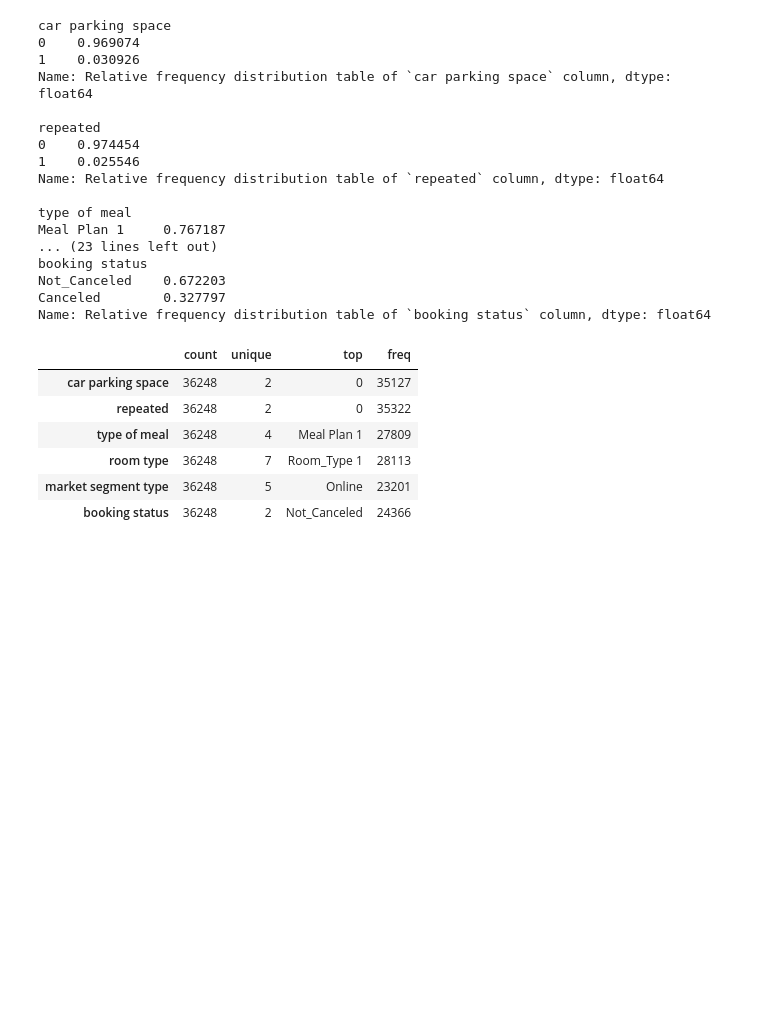
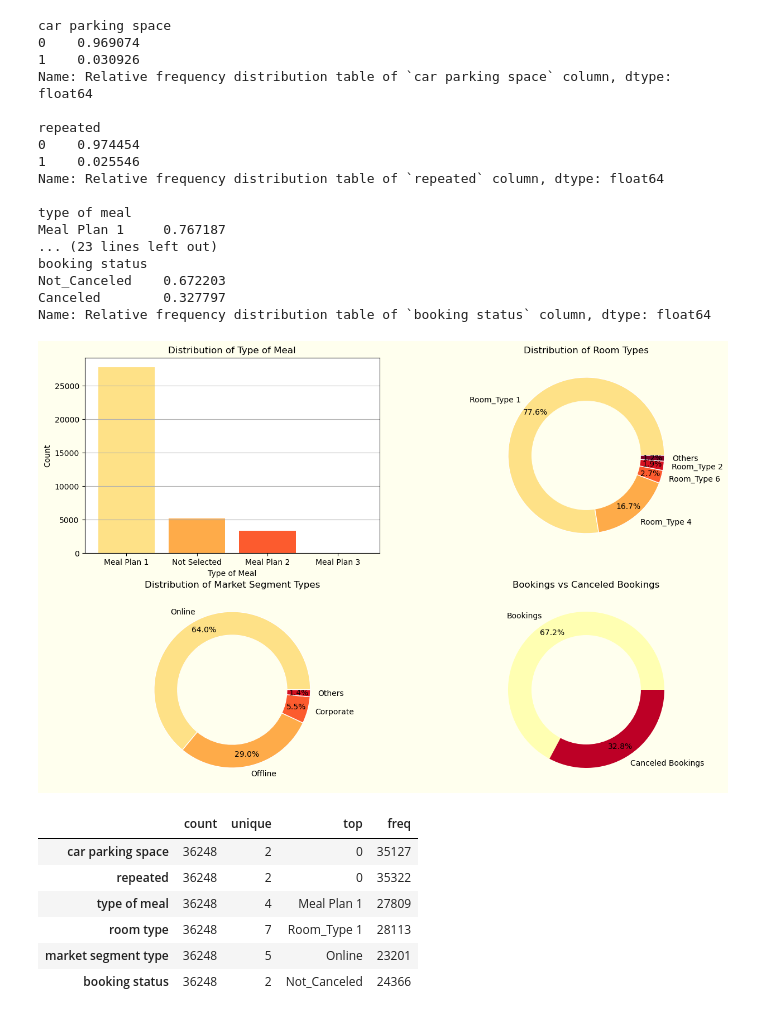
Before and after one commit to AMQ4/Cellula-intern, a Jupyter notebook: Task 1: EDA/Hotel_Bookings_EDA.ipynb, the cells around one changed output. Cells and saved outputs as stored; diff of their text form; code cells hidden in the pictures; blank space fills up the shorter version.

```diff
--- a/Task 1: EDA/Hotel_Bookings_EDA.ipynb
+++ b/Task 1: EDA/Hotel_Bookings_EDA.ipynb
@@ -169,6 +170,57 @@ booking status
 Not_Canceled    0.672203
 Canceled        0.327797
 Name: Relative frequency distribution table of `booking status` column, dtype: float64
+# %%
+df['year_month'] = df['date of reservation'].dt.to_period('M')
+
+monthly_counts = df.groupby('year_month')[['number of adults', 'number of children']].sum().reset_index()
+meal_counts = df['type of meal'].value_counts()
+room_counts = df['room type'].replace({'Room_Type 3': 'Others', 'Room_Type 5': 'Others', 'Room_Type 7': 'Others'}).value_counts()
+segment_counts = df['market segment type'].replace({'Complementary': 'Others', 'Aviation': 'Others'}).value_counts()
+
+cmap = plt.cm.YlOrRd
+colors = cmap([0.2, 0.4, 0.6, 0.8, 1.0])
+
+
+fig, ((ax1, ax2), (ax3, ax4)) = plt.subplots(nrows=2, ncols=2, figsize=(15, 10))
+fig.patch.set_facecolor("#ffffee")
+
+
+bars = ax1.bar(meal_counts.index, meal_counts, color=colors)
+ax1.set_title("Distribution of Type of Meal")
+ax1.set_ylabel("Count")
+ax1.set_xlabel("Type of Meal")
+ax1.grid(axis='y')
+
+
+wedges, texts, autotexts = ax2.pie(room_counts, labels=room_counts.index, colors=colors, autopct="%1.1f%%", pctdistance=0.85, wedgeprops=dict(width=0.6, edgecolor='white'))
+ax2.set_title("Distribution of Room Types")
+circle = plt.Circle((0, 0), radius=0.7, fc="#ffffee")
+ax2.add_artist(circle)
+
+
+wedges, texts, autotexts = ax3.pie(segment_counts, labels=segment_counts.index, colors=colors, autopct="%1.1f%%", pctdistance=0.85, wedgeprops=dict(width=0.3, edgecolor='white'))
+ax3.set_title("Distribution of Market Segment Types")
+circle = plt.Circle((0, 0), radius=0.7, fc="#ffffee")
+ax3.add_artist(circle)
+
+
+number_of_bookings_over_time = df[df["booking status"] == "Not_Canceled"].groupby(df["date of reservation"].dt.to_period('M')).size().reset_index(name='# of Bookings')
+number_of_canceled_bookings_over_time = df[df["booking status"] == "Canceled"].groupby(df["date of reservation"].dt.to_period('M')).size().reset_index(name='# of canceld Bookings')
+
+circle = plt.Circle((0, 0), radius=0.7, fc="#ffffee")
+plt.pie([number_of_bookings_over_time["# of Bookings"].sum(), number_of_canceled_bookings_over_time["# of canceld Bookings"].sum()],
+       labels=["Bookings", "Canceled Bookings"], colors=["#ffffb2", "#bd0026"], autopct="%1.1f%%", pctdistance=0.85
+    )
+
+plt.title("Bookings vs Canceled Bookings")
+plt.gca().add_artist(circle)
+plt.show()
+
+fig.tight_layout()
+plt.show()
+# %% [output]
+[figure, added]
 # %%
 df[categorical_atts].describe().T
 # %% [output]
```
Also changed, not shown: parts of 18 cells of this notebook.
